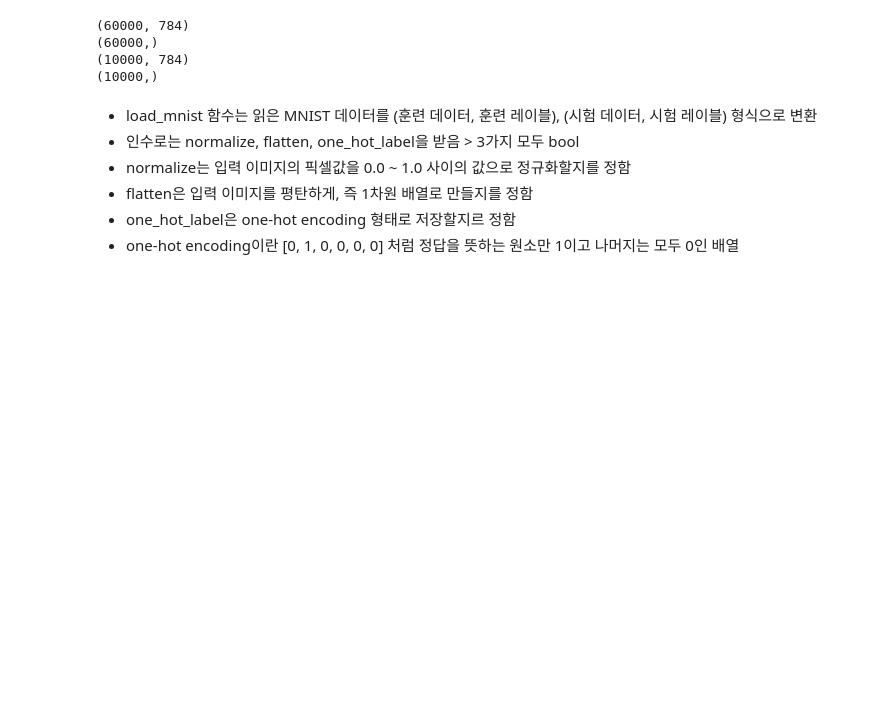
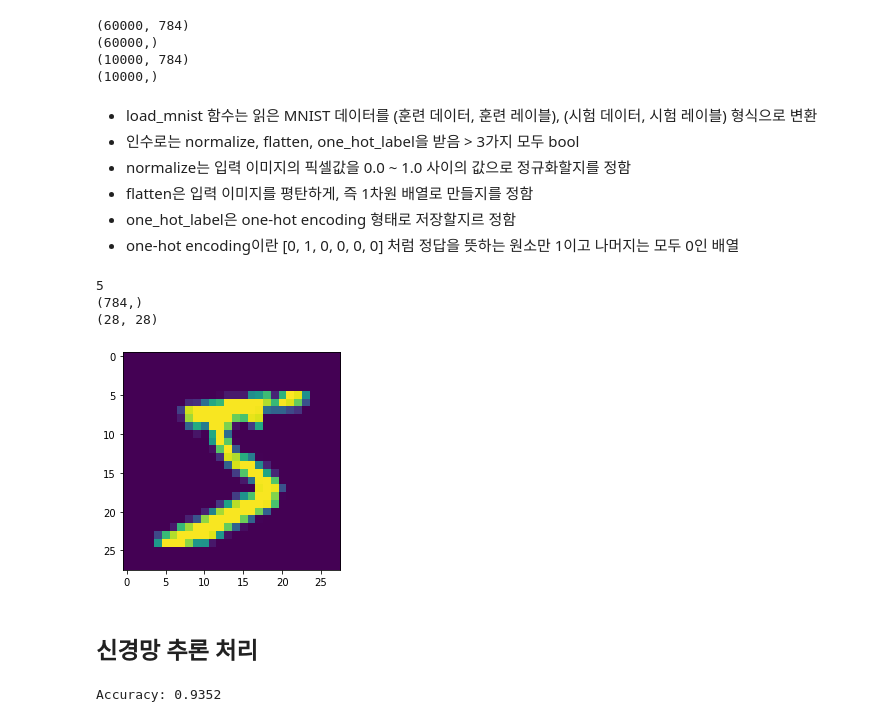
Before and after one commit to raphaelseo22/deeplearning4scratch, a Jupyter notebook: chapter2_neuralnetwork.ipynb, the cells around one changed output. Saved outputs shown, nothing was run; the diff lists cells and outputs as text; code cells hidden in the pictures; blank space fills up the shorter version.

```diff
--- a/chapter2_neuralnetwork.ipynb
+++ b/chapter2_neuralnetwork.ipynb
@@ -447,0 +451,21 @@ print(t_test.shape)
+# %%
+def img_show(img):
+    pil_img = Image.fromarray(np.uint8(img))
+    plt.imshow(pil_img)
+# %%
+img = x_train[0]
+label = t_train[0]
+print(label)
+
+print(img.shape)
+img = img.reshape(28, 28)
+print(img.shape)
+
+img_show(img)
+# %% [output]
+5
+(784,)
+(28, 28)
+[figure, added]
+# %% [markdown]
+## 신경망 추론 처리
@@ -447,0 +499,14 @@ print(t_test.shape)
+# %%
+x, t = get_data()
+network = init_network()
+accuracy_cnt = 0
+for i in range(len(x)):
+    y = predict(network, x[i])
+    p = np.argmax(y)
+    if p == t[i]:
+        accuracy_cnt += 1
+
+
+print("Accuracy: " + str(float(accuracy_cnt) / len(x)))
+# %% [output]
+Accuracy: 0.9352
```
Also changed, not shown: parts of 5 cells of this notebook, 2 other files.
